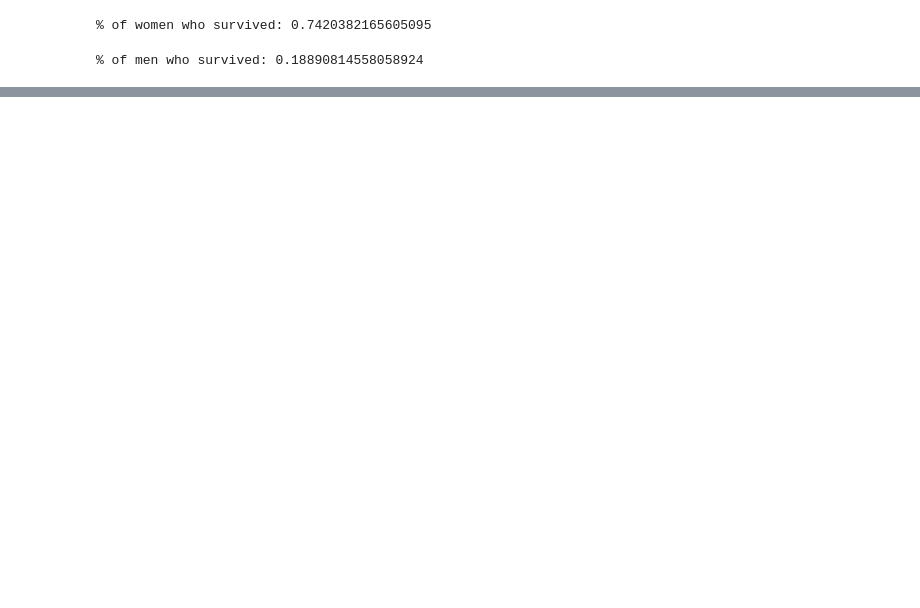
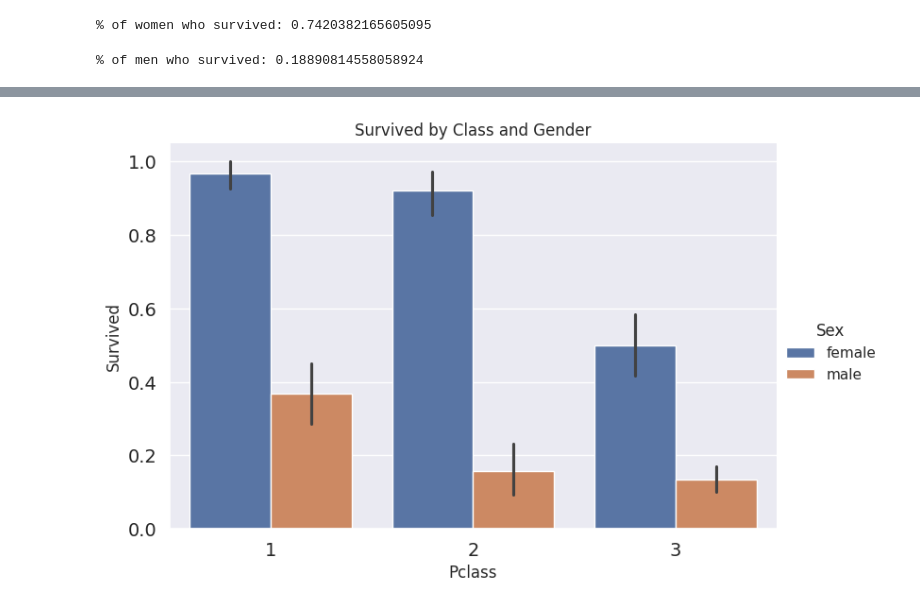
Before and after one commit to amrit100612/Internship-program_26, a Jupyter notebook: Day_11.ipynb, the cells around one changed output, grey strips where cells are left out. Cells and saved outputs as stored; diff of their text form; code cells hidden in the pictures; blank space fills up the shorter version.

```diff
--- a/Day_11.ipynb
+++ b/Day_11.ipynb
@@ -369,0 +388,8 @@ fig.show()
+# %%
+import pandas as pd
+df = pd.read_csv('/content/sample_data/train.csv') # Reload df to include all original columns
+sns.catplot(x='Pclass', y='Survived', hue='Sex', kind='bar', data=df, height=5 , aspect=1.5)
+plt.title('Survived by Class and Gender')
+plt.show()
+# %% [output]
+[figure, added]
```
Also changed, not shown: parts of 12 cells of this notebook.
